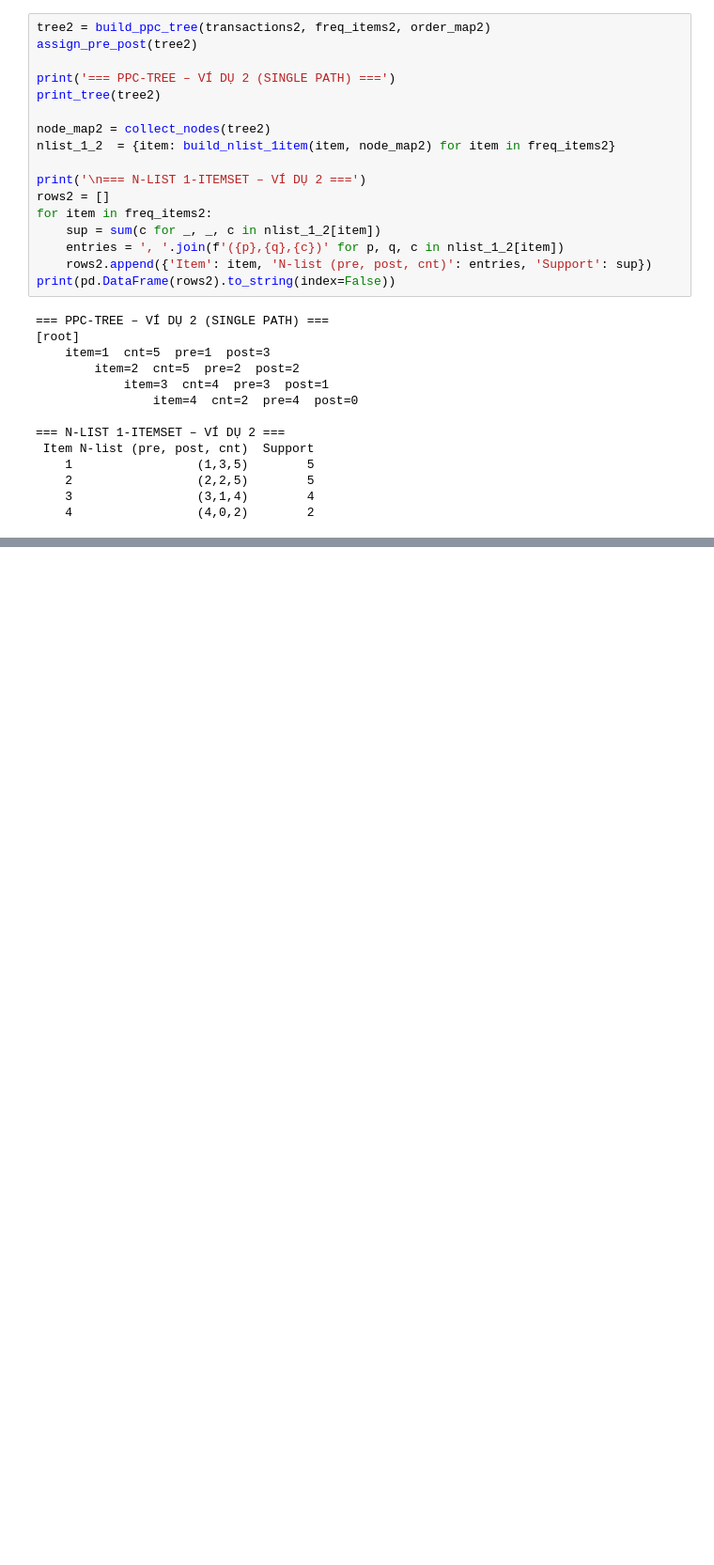
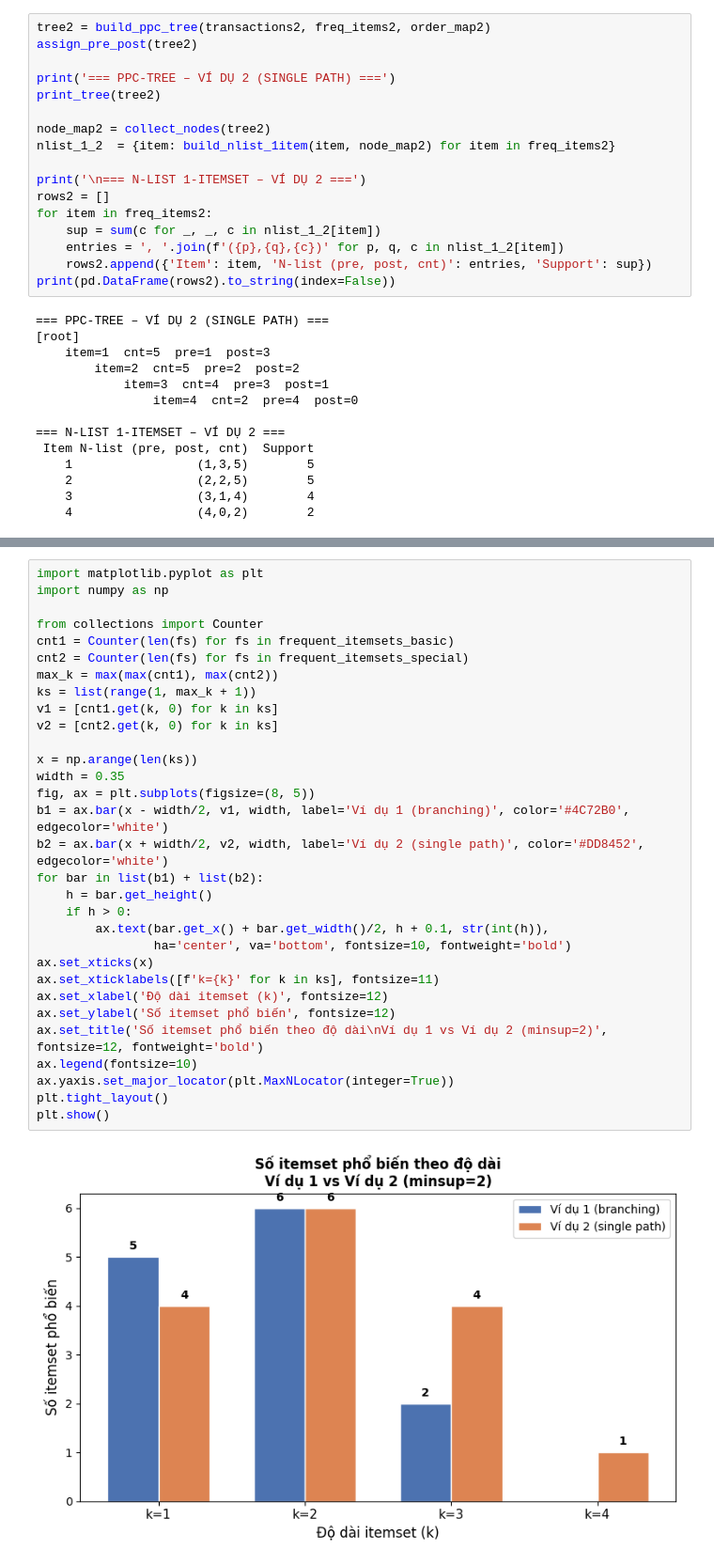
Before and after one commit to thisYui/PrePost, a Jupyter notebook: notebooks/manual_example.ipynb, the cells around one changed output, grey strips where cells are left out. Shown at 94% size. Saved outputs shown, nothing was run; the diff lists cells and outputs as text; blank space fills up the shorter version.

```diff
--- a/notebooks/manual_example.ipynb
+++ b/notebooks/manual_example.ipynb
@@ -732,3 +1088,36 @@ else:
+# %%
+import matplotlib.pyplot as plt
+import numpy as np
+
+from collections import Counter
+cnt1 = Counter(len(fs) for fs in frequent_itemsets_basic)
+cnt2 = Counter(len(fs) for fs in frequent_itemsets_special)
+max_k = max(max(cnt1), max(cnt2))
+ks = list(range(1, max_k + 1))
+v1 = [cnt1.get(k, 0) for k in ks]
+v2 = [cnt2.get(k, 0) for k in ks]
+
+x = np.arange(len(ks))
+width = 0.35
+fig, ax = plt.subplots(figsize=(8, 5))
+b1 = ax.bar(x - width/2, v1, width, label='Ví dụ 1 (branching)', color='#4C72B0', edgecolor='white')
+b2 = ax.bar(x + width/2, v2, width, label='Ví dụ 2 (single path)', color='#DD8452', edgecolor='white')
+for bar in list(b1) + list(b2):
+    h = bar.get_height()
+    if h > 0:
+        ax.text(bar.get_x() + bar.get_width()/2, h + 0.1, str(int(h)),
+                ha='center', va='bottom', fontsize=10, fontweight='bold')
+ax.set_xticks(x)
+ax.set_xticklabels([f'k={k}' for k in ks], fontsize=11)
+ax.set_xlabel('Độ dài itemset (k)', fontsize=12)
+ax.set_ylabel('Số itemset phổ biến', fontsize=12)
+ax.set_title('Số itemset phổ biến theo độ dài\nVí dụ 1 vs Ví dụ 2 (minsup=2)', fontsize=12, fontweight='bold')
+ax.legend(fontsize=10)
+ax.yaxis.set_major_locator(plt.MaxNLocator(integer=True))
+plt.tight_layout()
+plt.show()
+# %% [output]
+[figure, added]
 # %% [markdown]
 ---
 ## 4. Tổng kết
```
Also changed, not shown: parts of 44 cells of this notebook, 39 other files.
